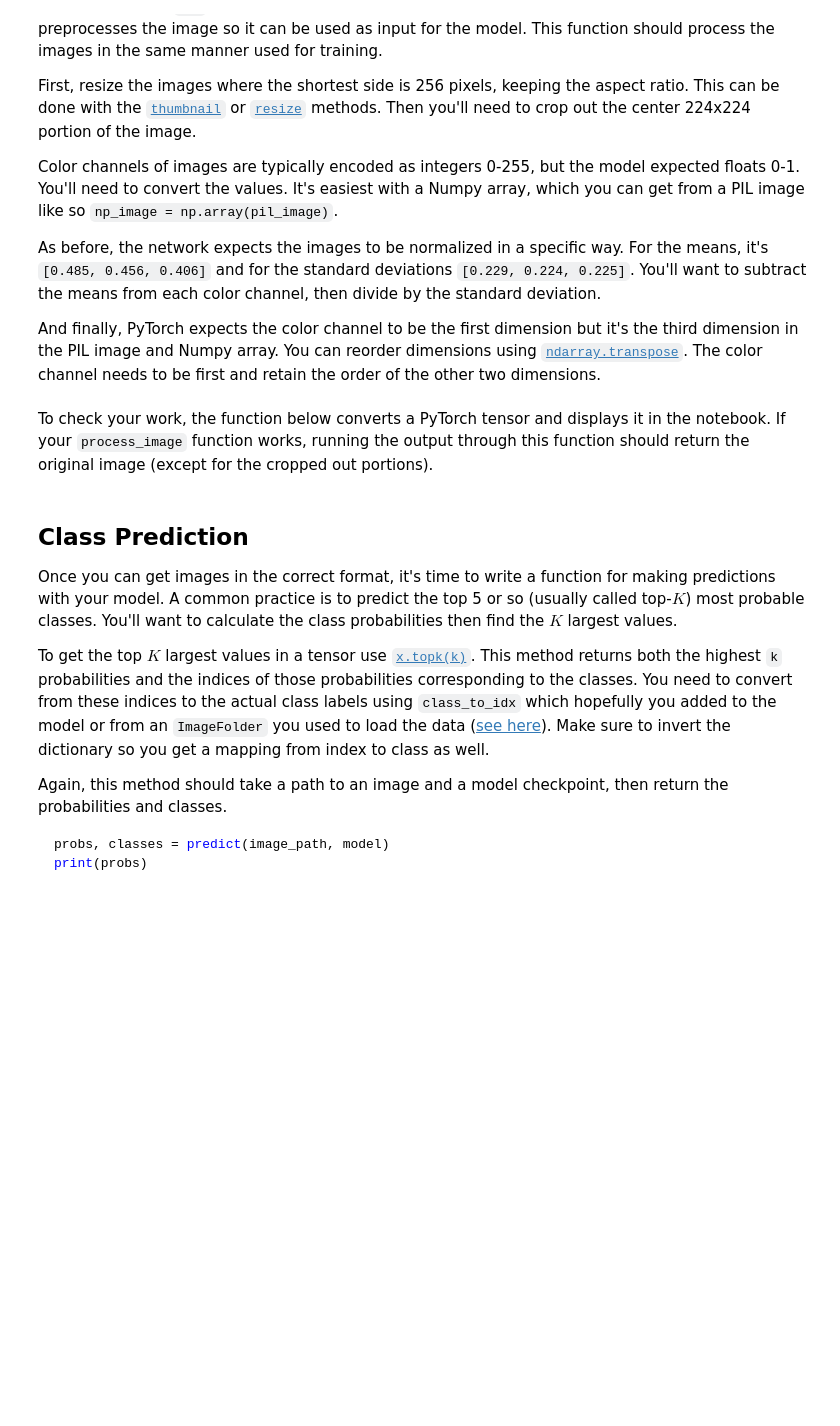
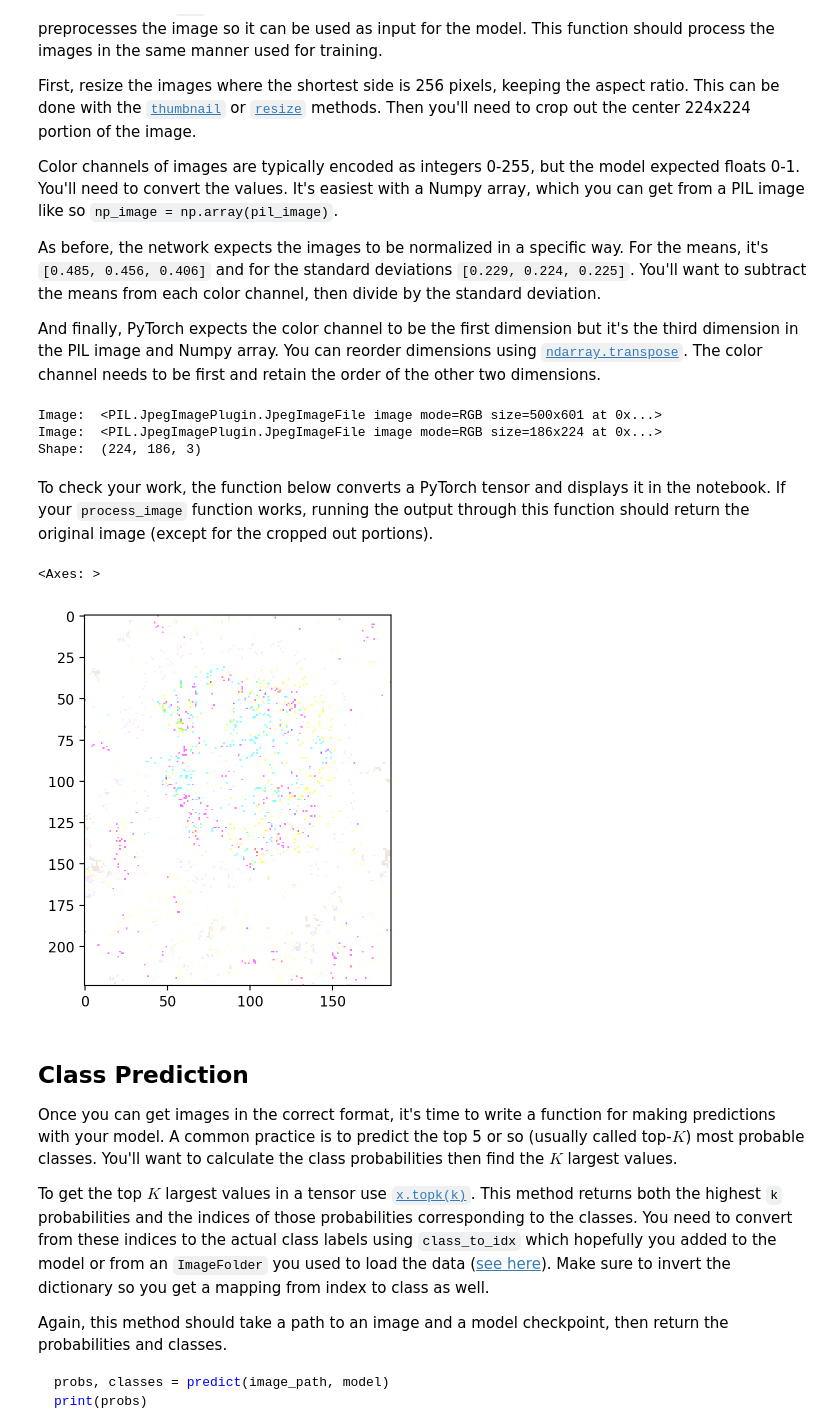
Before and after one commit to amnyulwa/aipnd-project, a Jupyter notebook: Image_Classifier_Project.ipynb, the cells around one changed output. Drawn from its saved outputs; the diff is of its cells as text; code cells hidden in the pictures; blank space fills up the shorter version.

```diff
--- a/Image_Classifier_Project.ipynb
+++ b/Image_Classifier_Project.ipynb
@@ -382,17 +383,8 @@ At this point it's good to write a function that can load a checkpoint and rebui
 """Loading the Checkpoint"""
 
 def load_checkpoint(filepath):
-    #checkpoint = torch.load(filepath, weights_only=False)
 
-    #print(checkpoint)
 
-    #model = checkpoint['pretrained-network']
-    #model.checkpoint['classifer']
-
-    #model.load_state_dict(checkpoint['state_dict'])
-
-    #return model
-    criterion = nn.NLLLoss()
 
     model = models.vgg16(pretrained=True)
 
@@ -400,14 +392,12 @@ def load_checkpoint(filepath):
       def __init__(self):
         super().__init__()
 
-        # part-2 Neural Networks,  fully-connected or dense networks. Each unit in one layer is connected to each unit in the next layer. In fully-connected networks, the input to each layer must be a one-dimensional vector (which can be stacked into a 2D tensor as a batch of multiple examples)
         self.fc1 = nn.Linear(25088, 500)
         self.fc2 = nn.Linear(500, 256 )
         self.fc3 = nn.Linear(256, 102)
         self.dropout = nn.Dropout(0.2)
 
       def forward(self, x):
-        #print('Shape before {x.shape}')
         x = x.view(x.shape[0], -1)
 
         x = self.dropout(F.relu(self.fc1(x)))
@@ -420,13 +410,18 @@ def load_checkpoint(filepath):
     model.classifier = Classifier()
 
     checkpoint = torch.load(filepath, weights_only=False)
-    model.load_state_dict(checkpoint['state_dict'])
+    model.load_state_dict(checkpoint['model_state_dict'])
 
-    return model
+    optimizer = optim.Adam(model.classifier.parameters(), lr=0.002)
+    optimizer.load_state_dict(checkpoint['optimizer_state_dict'])
 
-model2 = load_checkpoint('checkpoint.pth')
+    return model, optimizer
 
-print(type(model2))
+model, optimizer = load_checkpoint('checkpoint.pth')
+
+model.eval()
+
+print(type(model))
 # %% [output]
 <class 'torchvision.models.vgg.VGG'>
 # %% [markdown]
@@ -468,11 +463,23 @@ def process_image(image):
     mean = np.array([0.485, 0.456, 0.406])
     std = np.array([0.229, 0.224, 0.225])
     mean_channel = 0
+    size = 224, 224
+
+
+
+    #left = (width - )
 
     with Image.open(image) as im:
-        im_resized = im.resize((224, 224))
-        np_image = np.array(im_resized)
 
+        print("Image: ",im)
+        im.thumbnail(size)
+        np_image = np.array(im)
+
+        print("Image: ",im)
+        print("Shape: ", np_image.shape)
+        im.show()
+
+        #we are looping through this image 3 times because there is 3 color chanel
         for i in range(3):
 
             np_image[:, :, i] = (np_image[:, :, i] - mean[i]) / std[i]
@@ -480,29 +487,38 @@ def process_image(image):
         np_image = torch.from_numpy(np_image.transpose(2, 0, 1))
 
     return np_image
+image = process_image('flowers/test/1/image_06743.jpg')
+# %% [output]
+Image:  <PIL.JpegImagePlugin.JpegImageFile image mode=RGB size=500x601 at 0x...>
+Image:  <PIL.JpegImagePlugin.JpegImageFile image mode=RGB size=186x224 at 0x...>
+Shape:  (224, 186, 3)
 # %% [markdown]
 To check your work, the function below converts a PyTorch tensor and displays it in the notebook. If your `process_image` function works, running the output through this function should return the original image (except for the cropped out portions).
 # %%
 def imshow(image, ax=None, title=None):
     """Imshow for Tensor."""
     if ax is None:
         fig, ax = plt.subplots()
 
     # PyTorch tensors assume the color channel is the first dimension
     # but matplotlib assumes is the third dimension
     image = image.numpy().transpose((1, 2, 0))
 
     # Undo preprocessing
     mean = np.array([0.485, 0.456, 0.406])
     std = np.array([0.229, 0.224, 0.225])
     image = std * image + mean
 
     # Image needs to be clipped between 0 and 1 or it looks like noise when displayed
     image = np.clip(image, 0, 1)
 
     ax.imshow(image)
 
     return ax
+imshow(image)
+# %% [output]
+<Axes: >
+[figure, added]
 # %% [markdown]
 ## Class Prediction
 
```
Also changed, not shown: parts of 5 cells of this notebook.
